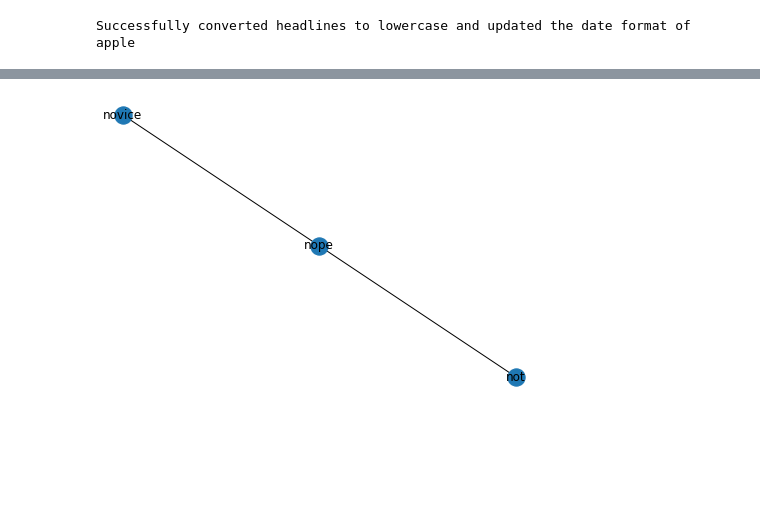
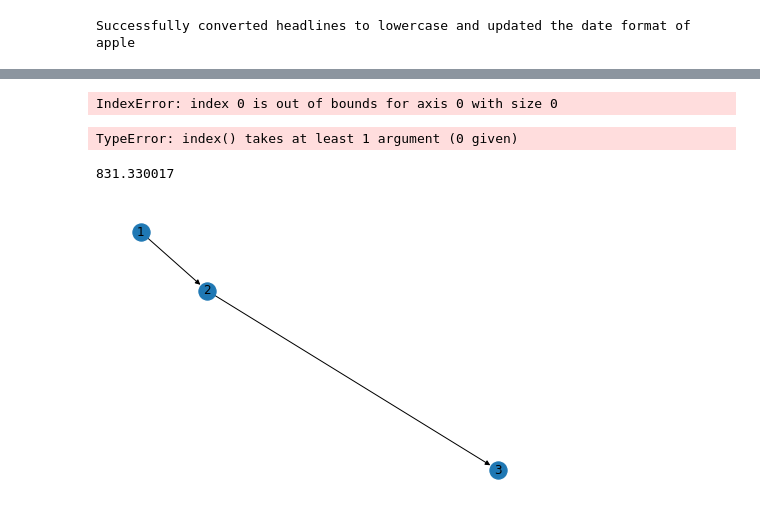
Before and after one commit to Le-Triumvirat/CADS-Internship, a Jupyter notebook: Anomaly_detection_in_financial_services_using_knowledge_graphs_and_machine_learning.ipynb, the cells around one changed output, grey strips where cells are left out. Cells and saved outputs as stored; diff of their text form; code cells hidden in the pictures; blank space fills up the shorter version.

Commit message:
Lots of work to be done with linking stocks

```diff
--- a/Anomaly_detection_in_financial_services_using_knowledge_graphs_and_machine_learning.ipynb
+++ b/Anomaly_detection_in_financial_services_using_knowledge_graphs_and_machine_learning.ipynb
@@ -561,9 +542,54 @@ nx.draw(G, pos, with_labels=True,node_color=colors)
-# %%
-# G.add_edges_from([('nope',2)])
-G.add_nodes_from([('nope')])
-G.add_edges_from([('nope','not')])
-G.add_edges_from([('nope','novice')])
-pos = nx.kamada_kawai_layout(G)
-nx.draw(G, with_labels=True)
-# %% [output]
-[figure, removed]
+# %%
+'''
+Google KG minimal
+'''
+Google_G_min = nx.DiGraph()
+Google_G_min.add_node('Google')
+Google = pd.read_csv('./headlines/Pre-processed/google.csv')
+Google_stock = pd.read_csv('./Stock Price/GOOG.csv')
+
+# length_google = len(Google.index)
+colors=['red']
+for i in range(10):
+#     stock_value = str(Google_stock.loc[Google_stock['Date']==Google['Date'][i]]['Close'])
+    stock_value = Google_stock[Google_stock.eq(Google['Date'][i]).any(1)].to_numpy()[0][4]
+#     print(stock_value if stock_value else print('no'))
+    print(stock_value)
+
+#     Google_G_min.add_edge('Google',Google['Title'][i])
+#     Google_G_min.add_edge(Google['Title'][i],Google['Date'][i])
+#     Google_G_min.add_edge(Google['Date'][i],'Google')
+
+#     Google_G_min.add_edge(Google['Date'][i],stock_value)
+
+# pos = nx.kamada_kawai_layout(Google_G_min)
+pos = nx.random_layout(Google_G_min,center=None,dim=2)
+# nx.draw(Google_G_min,pos,with_labels=True,node_color='orange')
+nx.draw(Google_G_min,pos,with_labels=True,node_color='orange')
+# %% [output]
+IndexError: index 0 is out of bounds for axis 0 with size 0
+# %%
+stock_value = Google_stock.loc[Google_stock['Date']==Google['Date'][4]]['Close'].iloc[0]
+stock_value
+type(stock_value)
+
+# 2017/2/23
+Google_stock['Date']=='2017/2/23'
+# %% [output]
+TypeError: index() takes at least 1 argument (0 given)
+# %%
+# GG = nx.lollipop_graph(4, 10)
+GG = nx.DiGraph()
+GG.add_edges_from([(1,2,{'close':'yep'})])
+GG.add_edge(2,3)
+pos = nx.random_layout(GG,center=None,dim=2)
+nx.draw(GG,pos,with_labels=True)
+
+a=Google_stock[Google_stock.eq('2017/2/23').any(1)].to_numpy()[0][4]
+# b=a.to_numpy()
+# b[0][4]
+a
+# print(a['Close'].value())
+# %% [output]
+831.330017
+[figure, added]
```
Also changed, not shown: parts of 3 cells of this notebook.
